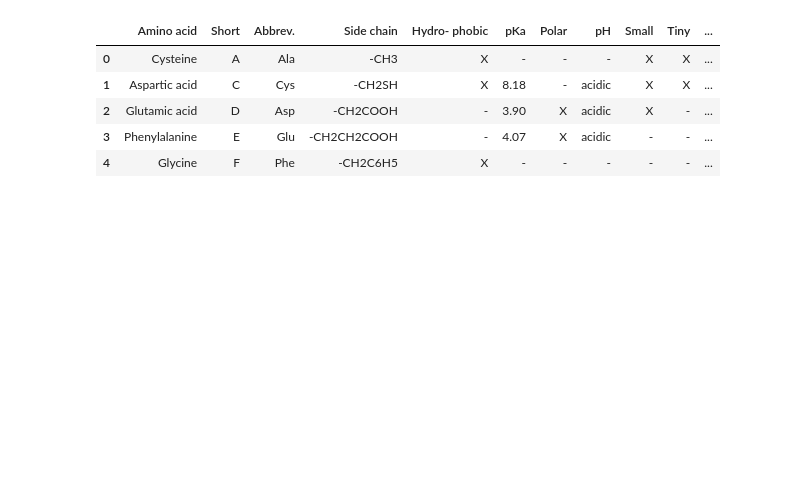
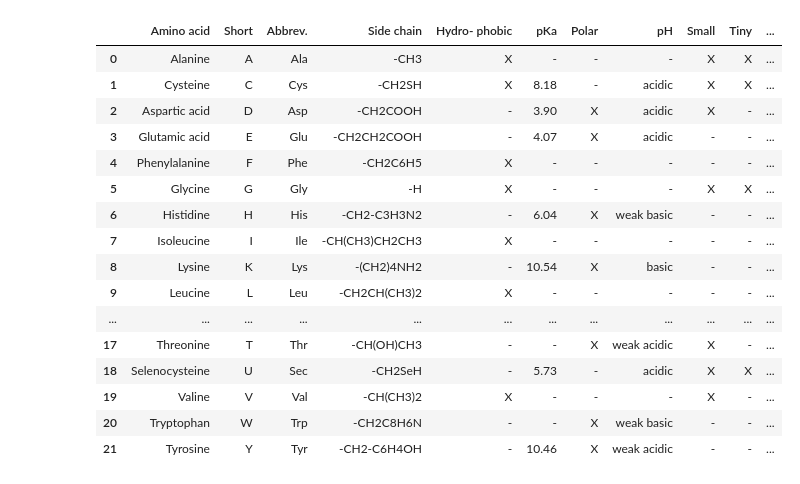
Before and after one commit to samsinai/Utility-scripts-for-biological-data-analysis, a Jupyter notebook: Read_amino_acid_table_from_wikipedia.ipynb, the cells around one changed output. Saved outputs shown, nothing was run; the diff lists cells and outputs as text; code cells hidden in the pictures; blank space fills up the shorter version.

Commit message:
fixed indexing error with alanine

```diff
--- a/Read_amino_acid_table_from_wikipedia.ipynb
+++ b/Read_amino_acid_table_from_wikipedia.ipynb
@@ -3,14 +3,15 @@ import pandas as pd
 import requests
 from bs4 import BeautifulSoup
 # %%
+import requests
+from bs4 import BeautifulSoup
 def table_to_pandas(table,header_count):
 
     headers = [header.text for header in table.find_all('th')]
     header=headers[:header_count]
     indices=headers[header_count:]
-
     rows = []
-    for aa,row in zip(indices,table.find_all('tr')):
+    for aa,row in zip(indices,table.find_all('tr')[1:]):
          rows.append([aa]+[val.text for val in row.find_all('td')])
     return pd.DataFrame(rows,columns=header)
 
@@ -20,18 +21,29 @@ tables=soup.findAll("table")
 # %%
 chemical_properties_table=table_to_pandas(tables[0],7) #table 0 is the chemical data
 chemical_properties_table=chemical_properties_table.dropna()
 chemical_properties_table.head()
 
 side_chain_table=table_to_pandas(tables[1],12) #table 1 is the side chain data
 side_chain_table=side_chain_table.dropna()
 aa_data=side_chain_table.merge(chemical_properties_table,on=["Short","Amino acid","Abbrev."])
-aa_data.head()
+aa_data
 # %% [output]
 |  | Amino acid | Short | Abbrev. | Side chain | Hydro- phobic | pKa | Polar | pH | Small | Tiny | ... |
-| 0 | Cysteine | A | Ala | -CH3 | X | - | - | - | X | X | ... |
-| 1 | Aspartic acid | C | Cys | -CH2SH | X | 8.18 | - | acidic | X | X | ... |
-| 2 | Glutamic acid | D | Asp | -CH2COOH | - | 3.90 | X | acidic | X | - | ... |
-| 3 | Phenylalanine | E | Glu | -CH2CH2COOH | - | 4.07 | X | acidic | - | - | ... |
-| 4 | Glycine | F | Phe | -CH2C6H5 | X | - | - | - | - | - | ... |
+| 0 | Alanine | A | Ala | -CH3 | X | - | - | - | X | X | ... |
+| 1 | Cysteine | C | Cys | -CH2SH | X | 8.18 | - | acidic | X | X | ... |
+| 2 | Aspartic acid | D | Asp | -CH2COOH | - | 3.90 | X | acidic | X | - | ... |
+| 3 | Glutamic acid | E | Glu | -CH2CH2COOH | - | 4.07 | X | acidic | - | - | ... |
+| 4 | Phenylalanine | F | Phe | -CH2C6H5 | X | - | - | - | - | - | ... |
+| 5 | Glycine | G | Gly | -H | X | - | - | - | X | X | ... |
+| 6 | Histidine | H | His | -CH2-C3H3N2 | - | 6.04 | X | weak basic | - | - | ... |
+| 7 | Isoleucine | I | Ile | -CH(CH3)CH2CH3 | X | - | - | - | - | - | ... |
+| 8 | Lysine | K | Lys | -(CH2)4NH2 | - | 10.54 | X | basic | - | - | ... |
+| 9 | Leucine | L | Leu | -CH2CH(CH3)2 | X | - | - | - | - | - | ... |
+| ... | ... | ... | ... | ... | ... | ... | ... | ... | ... | ... | ... |
+| 17 | Threonine | T | Thr | -CH(OH)CH3 | - | - | X | weak acidic | X | - | ... |
+| 18 | Selenocysteine | U | Sec | -CH2SeH | - | 5.73 | - | acidic | X | X | ... |
+| 19 | Valine | V | Val | -CH(CH3)2 | X | - | - | - | X | - | ... |
+| 20 | Tryptophan | W | Trp | -CH2C8H6N | - | - | X | weak basic | - | - | ... |
+| 21 | Tyrosine | Y | Tyr | -CH2-C6H4OH | - | 10.46 | X | weak acidic | - | - | ... |
 # %%
 aa_standard=aa_data[(aa_data["Short"]!="O") & (aa_data["Short"]!="U")]
```
Also changed, not shown: parts of 1 cell of this notebook.
